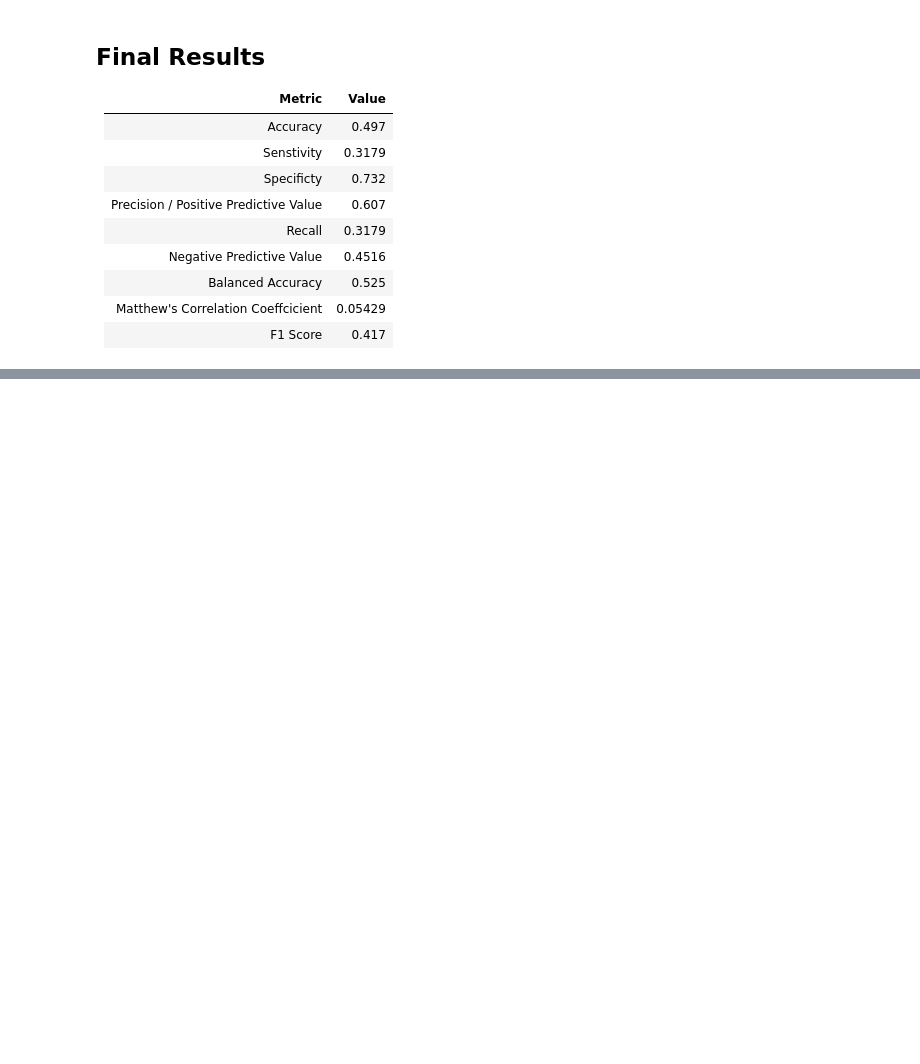
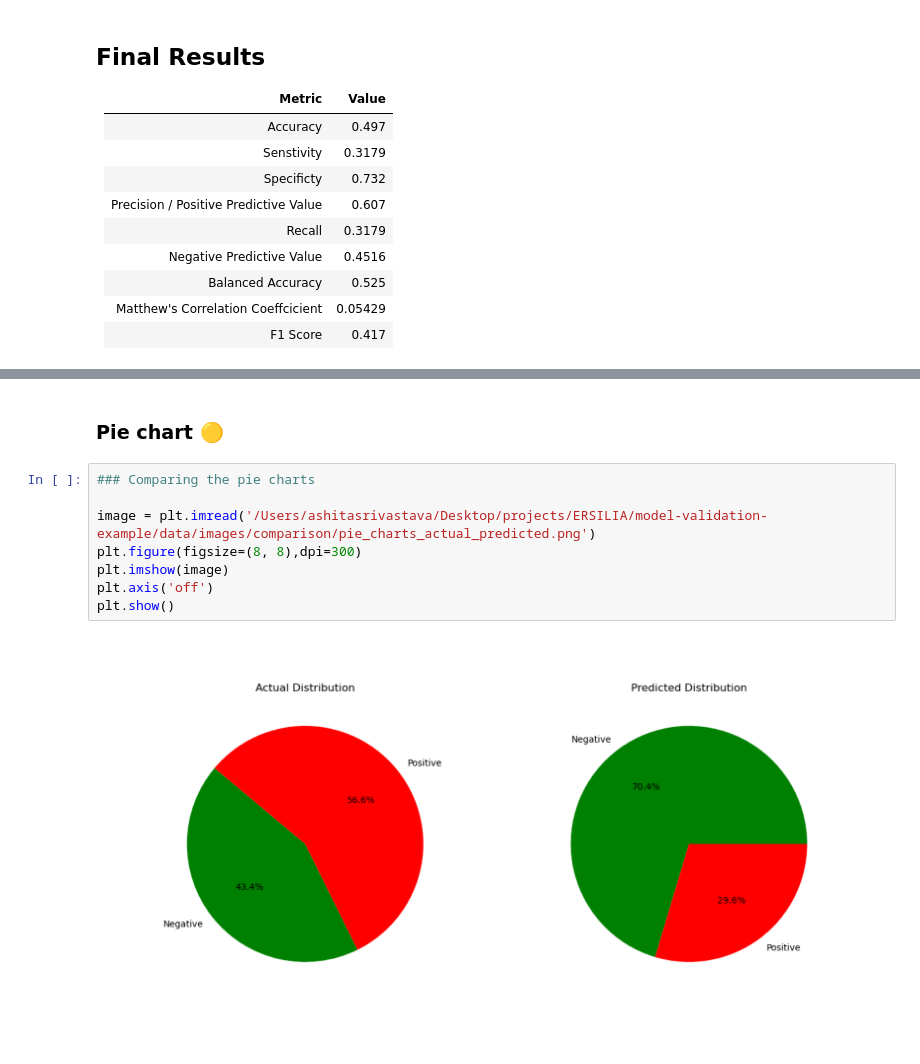
Before and after one commit to Ashita17/Ersilia-Outreachy, a Jupyter notebook: model-validation-example/notebooks/02_external_validation.ipynb, the cells around one changed output, grey strips where cells are left out. Saved outputs shown, nothing was run; the diff lists cells and outputs as text; blank space fills up the shorter version.

```diff
--- a/model-validation-example/notebooks/02_external_validation.ipynb
+++ b/model-validation-example/notebooks/02_external_validation.ipynb
@@ -585,0 +612,12 @@ plt.show()
+# %% [markdown]
+### Pie chart 🟡
+# %%
+### Comparing the pie charts
+
+image = plt.imread('/Users/ashitasrivastava/Desktop/projects/ERSILIA/model-validation-example/data/images/comparison/pie_charts_actual_predicted.png')
+plt.figure(figsize=(8, 8),dpi=300)
+plt.imshow(image)
+plt.axis('off')
+plt.show()
+# %% [output]
+[figure, added]
```
Also changed, not shown: parts of 21 cells of this notebook, 7 other files.
